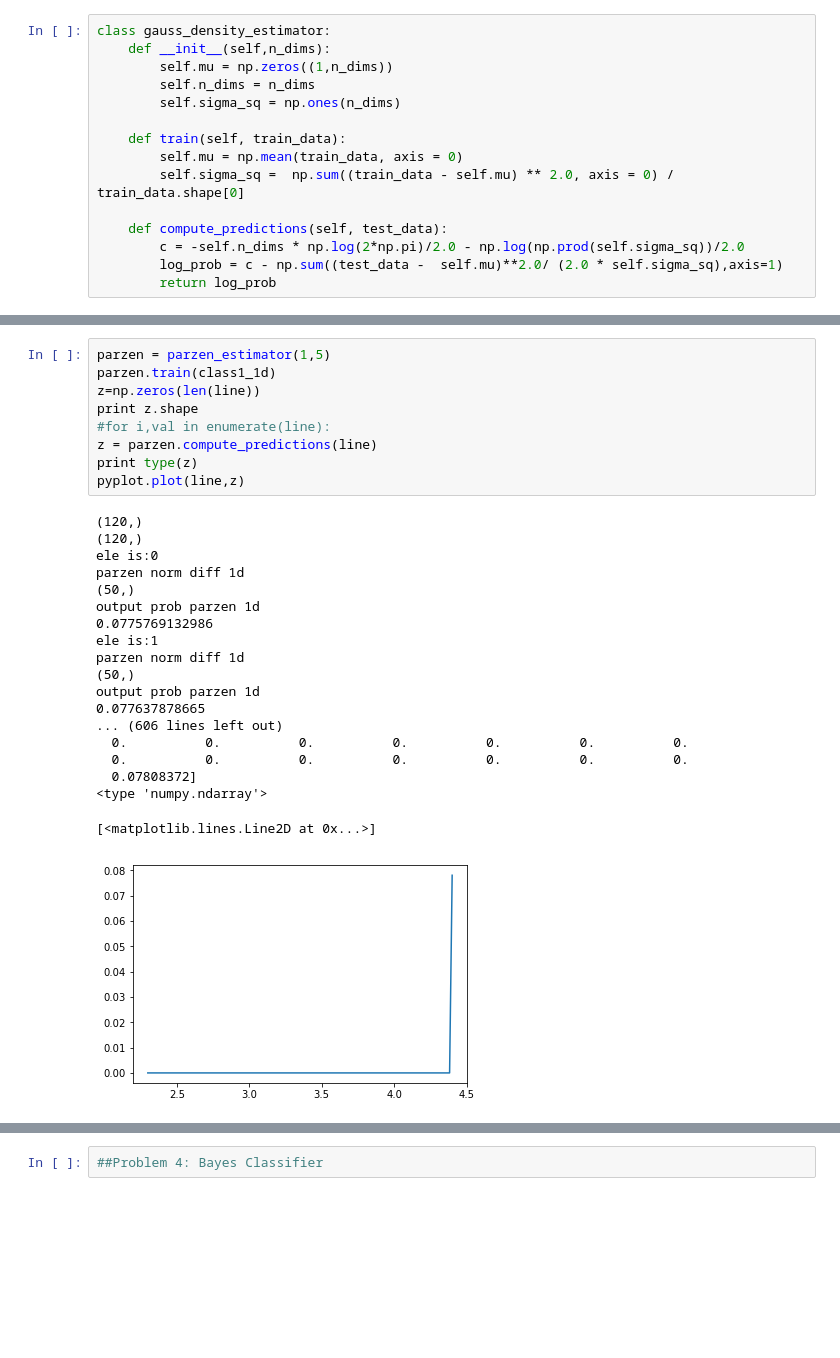
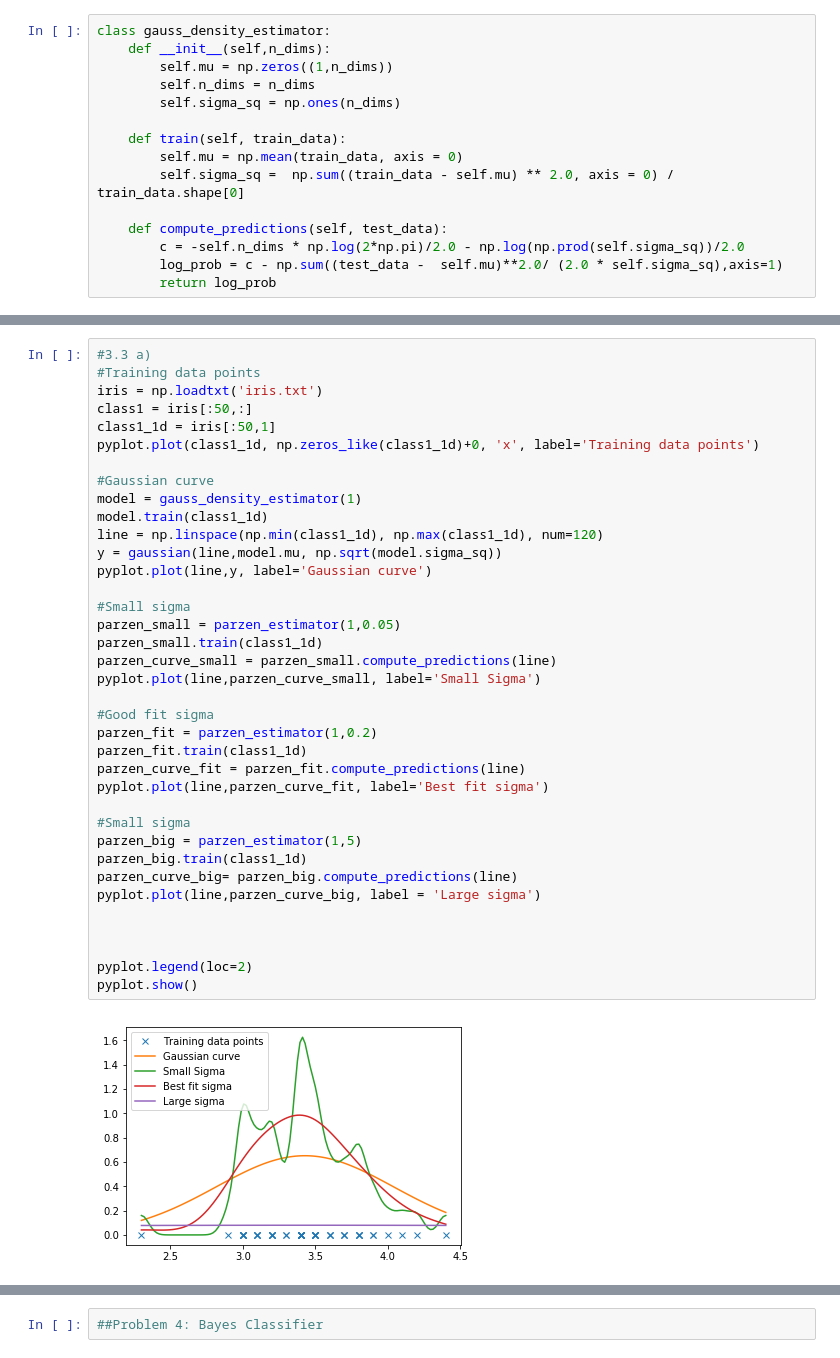
Before and after one commit to KyleGoyette/MachineLearningDevoir1, a Jupyter notebook: Question 3.ipynb, the cells around one changed output, grey strips where cells are left out. Saved outputs shown, nothing was run; the diff lists cells and outputs as text; blank space fills up the shorter version.

```diff
--- a/Question 3.ipynb
+++ b/Question 3.ipynb
@@ -120,30 +142,40 @@ pyplot.plot(line,y)
-# %%
-parzen = parzen_estimator(1,5)
-parzen.train(class1_1d)
-z=np.zeros(len(line))
-print z.shape
-#for i,val in enumerate(line):
-z = parzen.compute_predictions(line)
-print type(z)
-pyplot.plot(line,z)
-# %% [output]
-(120,)
-(120,)
-ele is:0
-parzen norm diff 1d
-(50,)
-output prob parzen 1d
-0.0775769132986
-ele is:1
-parzen norm diff 1d
-(50,)
-output prob parzen 1d
-0.077637878665
-... (606 lines left out)
-  0.          0.          0.          0.          0.          0.          0.
-  0.          0.          0.          0.          0.          0.          0.
-  0.07808372]
-<type 'numpy.ndarray'>
-[<matplotlib.lines.Line2D at 0x...>]
-[figure, removed]
+# %%
+#3.3 a)
+#Training data points
+iris = np.loadtxt('iris.txt')
+class1 = iris[:50,:]
+class1_1d = iris[:50,1]
+pyplot.plot(class1_1d, np.zeros_like(class1_1d)+0, 'x', label='Training data points')
+
+#Gaussian curve
+model = gauss_density_estimator(1)
+model.train(class1_1d)
+line = np.linspace(np.min(class1_1d), np.max(class1_1d), num=120)
+y = gaussian(line,model.mu, np.sqrt(model.sigma_sq))
+pyplot.plot(line,y, label='Gaussian curve')
+
+#Small sigma
+parzen_small = parzen_estimator(1,0.05)
+parzen_small.train(class1_1d)
+parzen_curve_small = parzen_small.compute_predictions(line)
+pyplot.plot(line,parzen_curve_small, label='Small Sigma')
+
+#Good fit sigma
+parzen_fit = parzen_estimator(1,0.2)
+parzen_fit.train(class1_1d)
+parzen_curve_fit = parzen_fit.compute_predictions(line)
+pyplot.plot(line,parzen_curve_fit, label='Best fit sigma')
+
+#Small sigma
+parzen_big = parzen_estimator(1,5)
+parzen_big.train(class1_1d)
+parzen_curve_big= parzen_big.compute_predictions(line)
+pyplot.plot(line,parzen_curve_big, label = 'Large sigma')
+
+
+
+pyplot.legend(loc=2)
+pyplot.show()
+# %% [output]
+[figure, added]
 # %%
```
Also changed, not shown: parts of 21 cells of this notebook.
